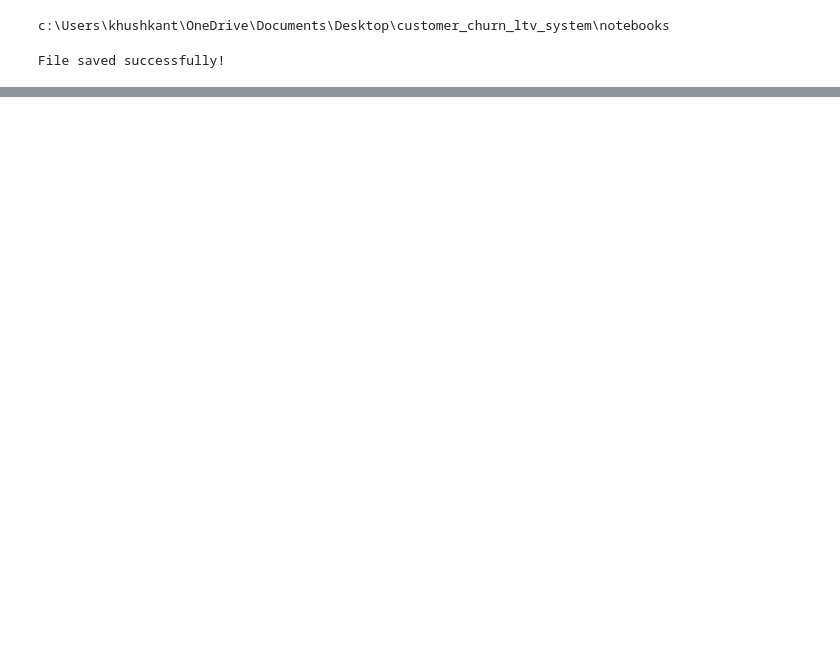
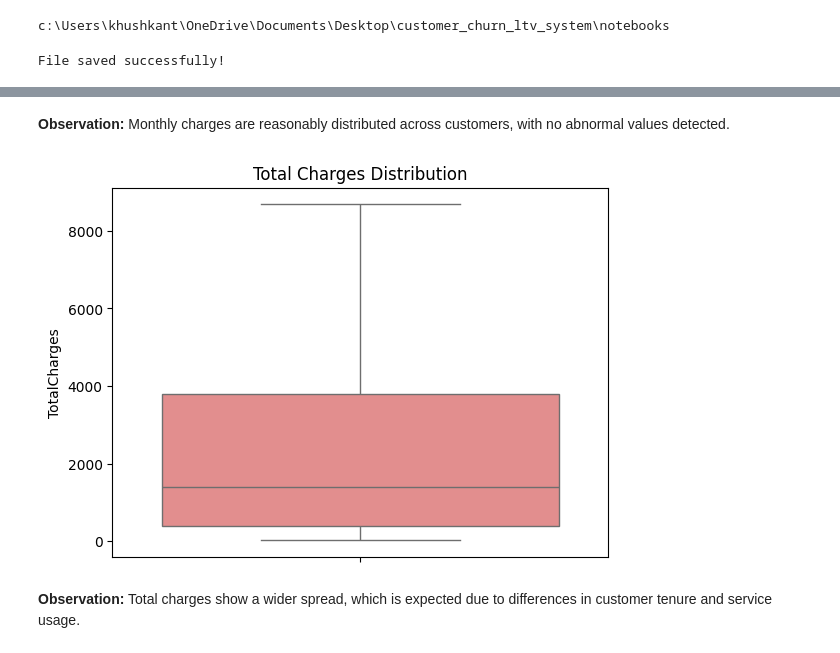
Before and after one commit to kapish196258/customer_churn_ltv_system, a Jupyter notebook: notebooks/data_cleaning.ipynb, the cells around one changed output, grey strips where cells are left out. Drawn from its saved outputs; the diff is of its cells as text; code cells hidden in the pictures; blank space fills up the shorter version.

```diff
--- a/notebooks/data_cleaning.ipynb
+++ b/notebooks/data_cleaning.ipynb
@@ -101,0 +183,12 @@ File saved successfully!
+# %% [markdown]
+**Observation:** Monthly charges are reasonably distributed across customers, with no abnormal values detected.
+# %%
+# Total Charges
+sns.boxplot(y=df["TotalCharges"], color="lightcoral")
+
+plt.title("Total Charges Distribution")
+plt.show()
+# %% [output]
+[figure, added]
+# %% [markdown]
+**Observation:** Total charges show a wider spread, which is expected due to differences in customer tenure and service usage.
```
Also changed, not shown: parts of 14 cells of this notebook.
